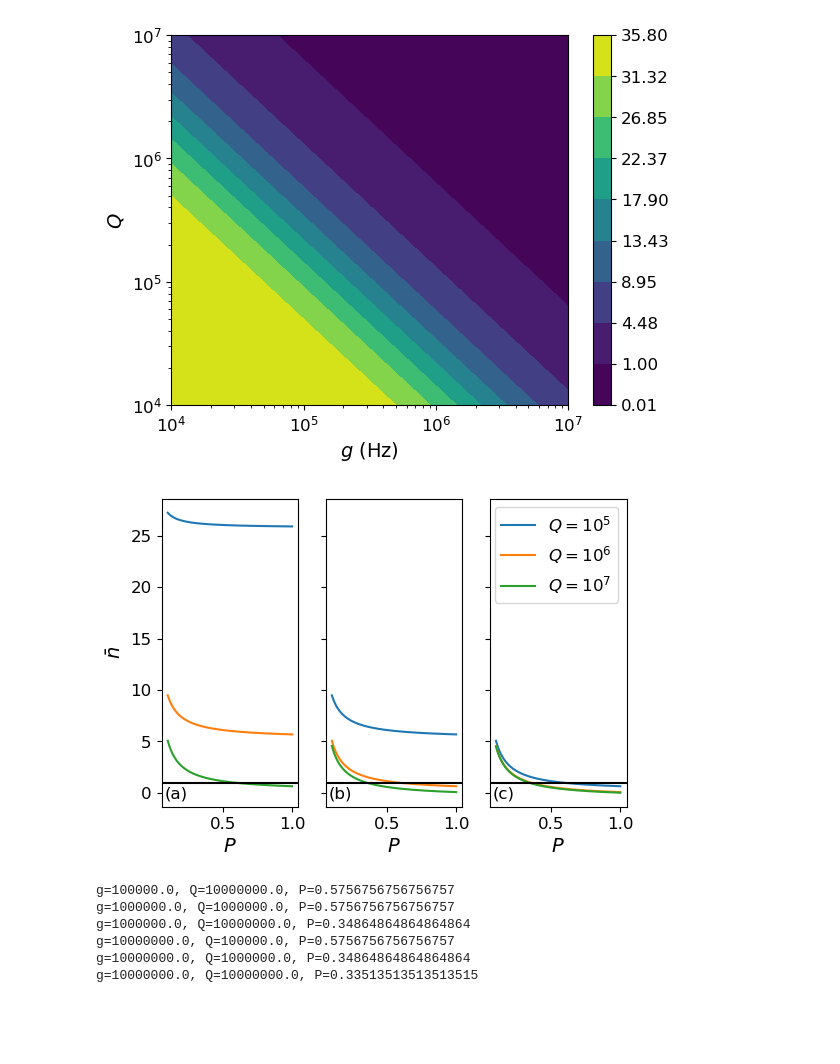
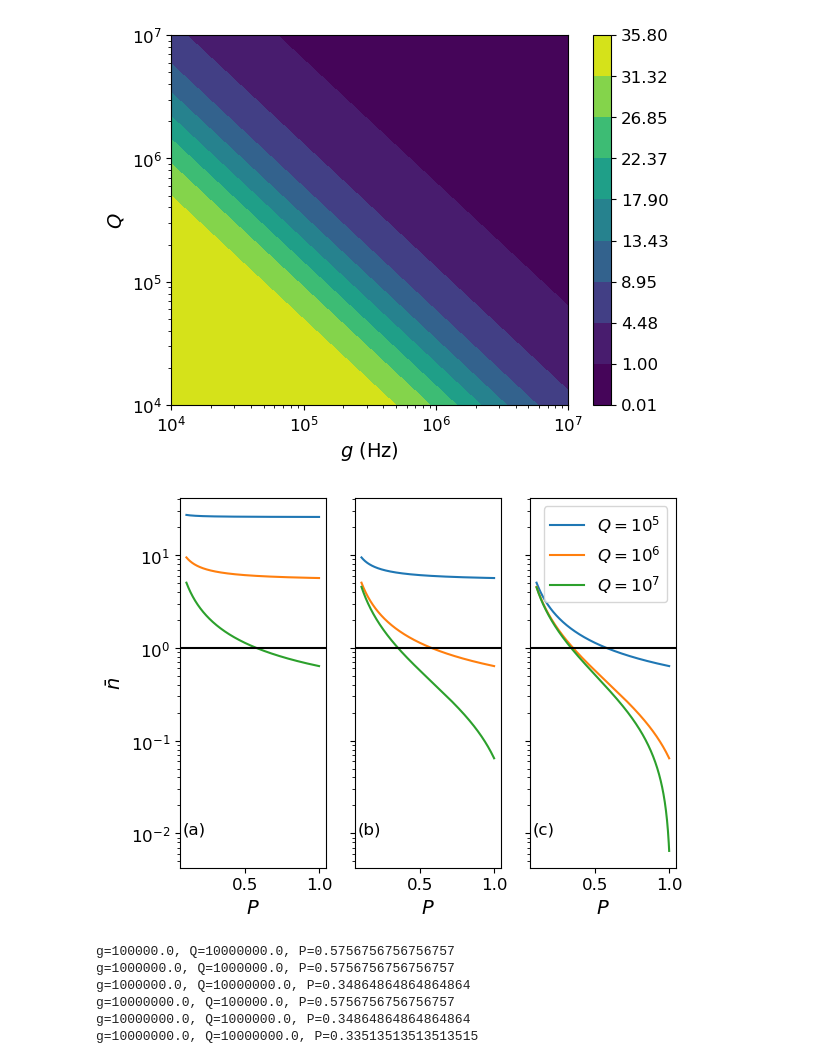
Before and after one commit to jleamer/mode_cooling, a Jupyter notebook: paper_calcs.ipynb, the cells around one changed output. Saved outputs shown, nothing was run; the diff lists cells and outputs as text; code cells hidden in the pictures; blank space fills up the shorter version.

```diff
--- a/paper_calcs.ipynb
+++ b/paper_calcs.ipynb
@@ -80,14 +80,14 @@ for i in range(g_vals.shape[0]):
     nbars = []
     for j in range(Q_vals.shape[0]):
         nbars.append(full_mean_photons_cav(κ, ωc / Q_vals[j], 2*g_vals[i], g_vals[i], nT, nc_vals))
-        ax[i].plot(P_vals, nbars[j], label="$Q=10^" + str(j+5) + "$")
+        ax[i].semilogy(P_vals, nbars[j], label="$Q=10^" + str(j+5) + "$")
     ax[i].set_xlabel("$P$")
-    ax[i].set_xticks([0.5, 1])
+    #ax[i].set_xticks([0.5, 1])
     ax[i].axhline(y=1, color='k')
 ax[0].set_ylabel("$\\bar{n}$")
+ax[0].text(0.075, 0.01, '(a)')
+ax[1].text(0.075, 0.01, '(b)')
+ax[2].text(0.075, 0.01, '(c)')
 ax[2].legend()
-ax[0].text(0.075, -0.5, '(a)')
-ax[1].text(0.075, -0.5, '(b)')
-ax[2].text(0.075, -0.5, '(c)')
 #fig.savefig("nbar_vs_P_for_diff_gQ.png", format='png', dpi=300)
 # %% [output]
@@ -133,8 +133,9 @@ plt.colorbar()
 [figure]
 # %%
 # Redefine γ and r for this calculation
+g = np.logspace(4, 7, 1000)
 r = g
-γ = ωc / np.array([1e4, 1e5, 1e6])
+γ = ωc / np.array([1e4, 1e5, 1e6, 1e7])
 # %%
 nbars = np.array([full_mean_photons_cav(κ, _, r, g, nT, nc) for _ in γ])
 # %%
@@ -156,0 +158,9 @@ plt.legend()
+# %%
+fig = plt.figure(1, figsize=(10,6))
+ax = fig.subplots(1, 4, sharey='all')
+for i in range(γ.shape[0]):
+    ax[i].loglog(C[i], nbars[i])
+    ax[i].set_xlabel("$C$")
+    ax[i].axhline(y=1, color='k')
+    ax[i].set_title("$Q=10^{" + str(i+4) + "}$")
+ax[0].set_ylabel("$\\bar{n}$")
@@ -365,26 +378,26 @@ Q_vals = np.array([1e5, 1e6, 1e7])
 # Set up list for storing nbar values
 nbars = []
 # %%
-fig = plt.figure(1, figsize=(6, 4))
+fig = plt.figure(1)
 ax = fig.subplots(1, 3, sharey='all')
 for i in range(g_vals.shape[0]):
     nbars = []
     for j in range(Q_vals.shape[0]):
         β = γ_vals[j] / g_vals[i]
         crit_pts = get_crit_points(β, nT, nc_vals)
         nbars.append(full_mean_photons_cav(κ, ωc / Q_vals[j], crit_pts[0] * g_vals[i], g_vals[i], nT, nc_vals))
-        ax[i].plot(P_vals, nbars[j], label="$Q=10^" + str(j+5) + "$")
+        ax[i].semilogy(P_vals, nbars[j], label="$Q=10^" + str(j+5) + "$")
     ax[i].set_xlabel("$P$")
     ax[i].set_xticks([0.5, 1])
     ax[i].axhline(y=1, color='k')
 ax[0].set_ylabel("$\\bar{n}$")
 ax[2].legend()
-ax[0].text(0.075, -0.5, '(a)')
-ax[1].text(0.075, -0.5, '(b)')
-ax[2].text(0.075, -0.5, '(c)')
+ax[0].text(0.075, 0.01, '(a)')
+ax[1].text(0.075, 0.01, '(b)')
+ax[2].text(0.075, 0.01, '(c)')
 fig.savefig("nbar_vs_P_for_diff_gQ_optimal_r.png", format='png', dpi=300)
 # %% [output]
-[figure, old version]
+[figure, new version]
 # %%
 # Want to determine more precisely the polarization required to get below nbar = 1
 for i in range(g_vals.shape[0]):
```
Also changed, not shown: parts of 7 cells of this notebook, 1 other file.
